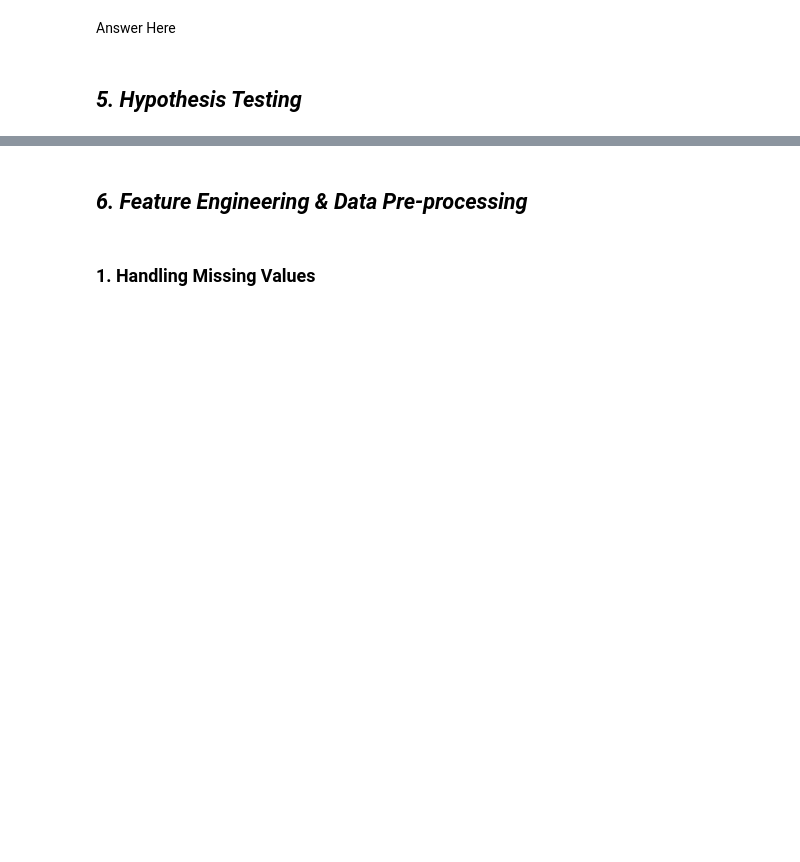
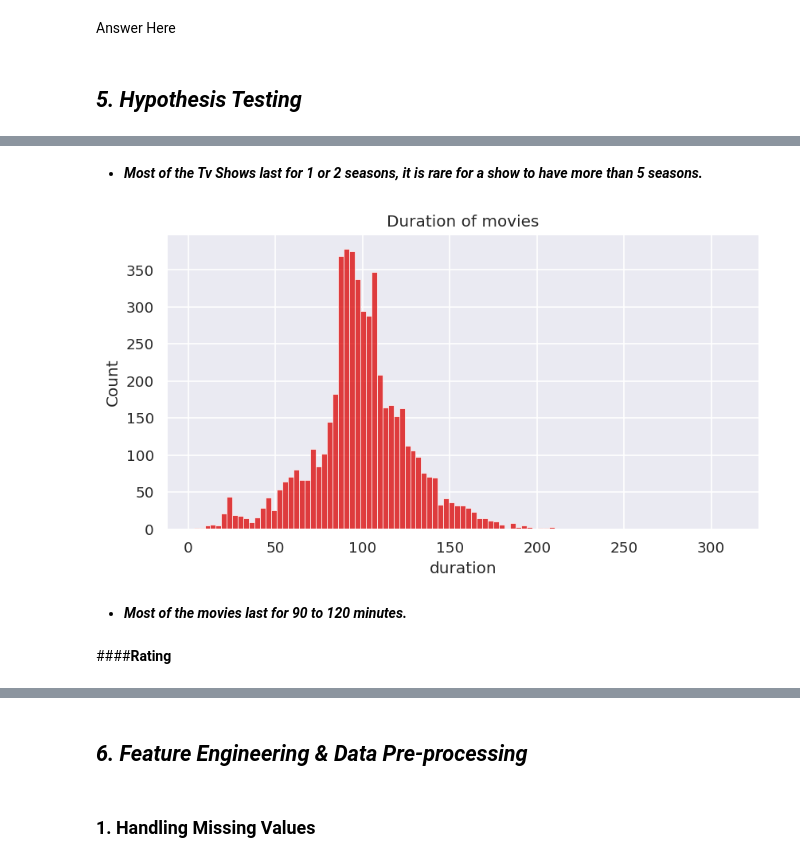
Before and after one commit to Varinder-KM/NETFLIX-MOVIES-AND-TV-SHOWS-CLUSTERING_Capstone-Project, a Jupyter notebook: NETFLIX_MOVIES_AND_TV_SHOWS_CLUSTERING.ipynb, the cells around one changed output, grey strips where cells are left out. Cells and saved outputs as stored; diff of their text form; code cells hidden in the pictures; blank space fills up the shorter version.

```diff
--- a/NETFLIX_MOVIES_AND_TV_SHOWS_CLUSTERING.ipynb
+++ b/NETFLIX_MOVIES_AND_TV_SHOWS_CLUSTERING.ipynb
@@ -1071,0 +1130,14 @@ Answer Here.
+# %% [markdown]
+* ***Most of the Tv Shows last for 1 or 2 seasons, it is rare for a show to have more than 5 seasons.***
+# %%
+plt.figure(figsize=(8,4), dpi=120)
+sns.set(style="darkgrid")
+sns.histplot(data=duration_movies['duration'], color='#db0000')
+plt.title('Duration of movies')
+plt.show()
+# %% [output]
+[figure, added]
+# %% [markdown]
+* ***Most of the movies last for 90 to 120 minutes.***
+# %% [markdown]
+####**Rating**
```
Also changed, not shown: parts of 44 cells of this notebook.
